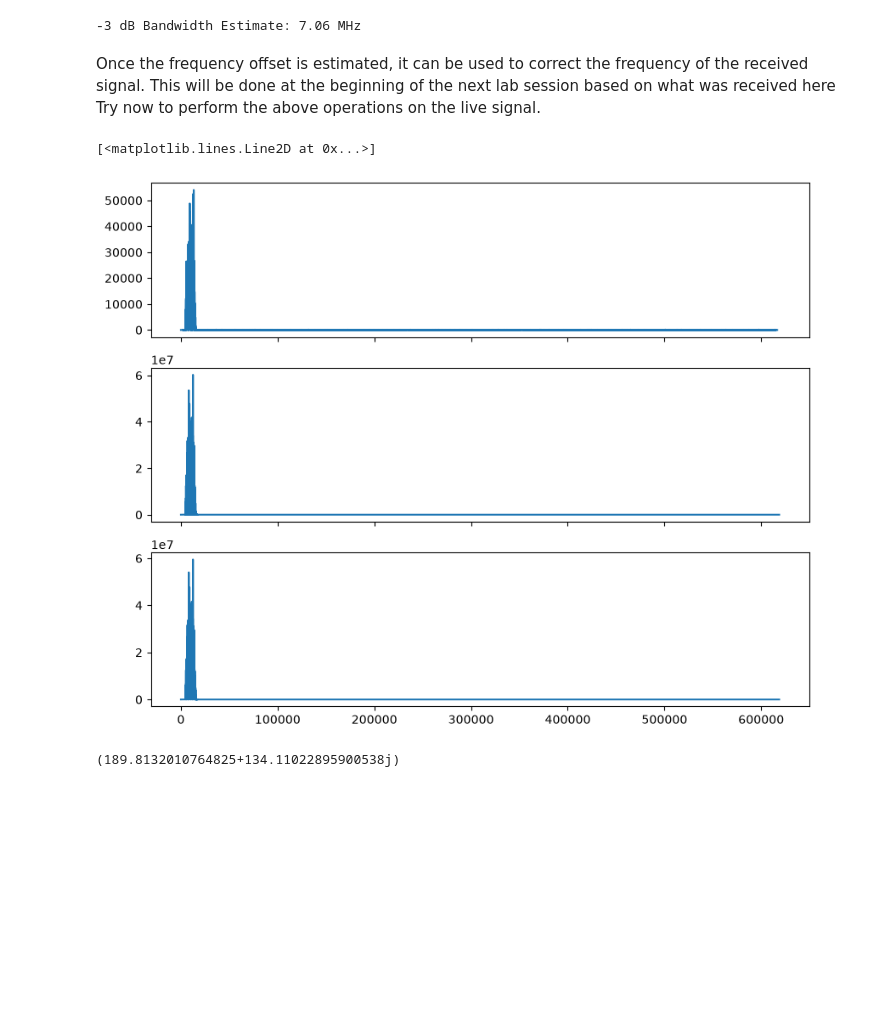
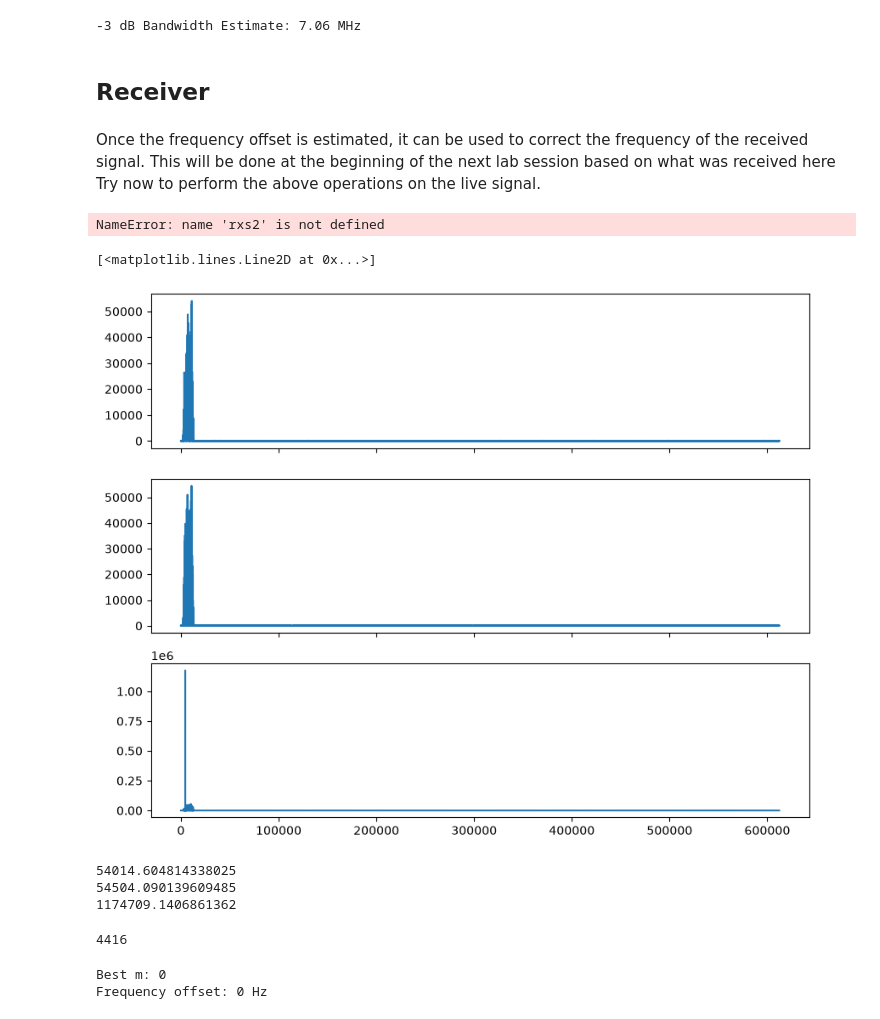
Before and after one commit to StudHamza/digicom-books, a Jupyter notebook: notebooks/LabSession1.ipynb, the cells around one changed output. Drawn from its saved outputs; the diff is of its cells as text; code cells hidden in the pictures; blank space fills up the shorter version.

```diff
--- a/notebooks/LabSession1.ipynb
+++ b/notebooks/LabSession1.ipynb
@@ -489,26 +486,64 @@ bandwidth_estimate = f_high - f_low
 print(f"-3 dB Bandwidth Estimate: {bandwidth_estimate/1e6:.2f} MHz")
 # %% [output]
 -3 dB Bandwidth Estimate: 7.06 MHz
+# %% [markdown]
+## Receiver
 # %% [markdown]
 Once the frequency offset is estimated, it can be used to correct the frequency of the received signal. This will be done at the beginning of the next lab session based on what was received here
 Try now to perform the above operations on the live signal.
 # %%
-x0 = pss_time_domain(0, 2048, 144, -64)
-
-c00 = np.abs(np.correlate(np.conj(rxs0), x0, mode='full'))**2
-c10 = np.abs(np.correlate(rxs1, x0, mode='full'))**2
-c20 = np.abs(np.correlate(rxs2, x0, mode='full'))**2
+signal = rxs2
+c0 = np.abs(np.correlate(signal, x0, mode='valid'))**2
+c1 = np.abs(np.correlate(signal, x1, mode='valid'))**2
+c2 = np.abs(np.correlate(signal, x2, mode='valid'))**2
+# %% [output]
+NameError: name 'rxs2' is not defined
 # %%
 fig, axs = plt.subplots(3, 1, figsize=(10, 8), sharex=True)
-axs[0].plot(c00)
-axs[1].plot(c10)
-axs[2].plot(c20)
+axs[0].plot(c0)
+axs[1].plot(c1)
+axs[2].plot(c2)
 # %% [output]
 [<matplotlib.lines.Line2D at 0x...>]
-[figure, old version]
+[figure, new version]
 # %%
-print(np.max(c00))
-print(np.max(c00))
-print(np.max(c00))
+print(np.max(c0))
+print(np.max(c1))
+print(np.max(c2))
 # %% [output]
-(189.8132010764825+134.11022895900538j)
+54014.604814338025
+54504.090139609485
+1174709.1406861362
+# %%
+N_f = np.argmax(c2)
+i = 2
+print(N_f)
+# %% [output]
+4416
+# %%
+m_possibilities = np.arange(-75, 76)
+largest_m = m_possibilities[0]
+Y_max = 0
+
+# 1. Create an array of 'n' values from 0 to N_PSS - 1
+n_vals = np.arange(len(x2))
+
+# 2. Isolate the exact chunk of the received signal aligned with our timing offset
+rx_chunk = signal[N_f : N_f + len(x2)]
+
+for m in m_possibilities:
+    # Calculate the exponential term for all 'n' values at once
+    exponential_term = np.exp(-2j * np.pi * n_vals * m * 100 / fs)
+
+    # Multiply, sum, and take the absolute value squared in one line
+    Y = np.abs(np.sum(exponential_term * np.conj(x2) * rx_chunk))**2
+
+    if Y > Y_max:
+        Y_max = Y
+        largest_m = m
+
+print(f"Best m: {largest_m}")
+print(f"Frequency offset: {largest_m * 100} Hz")
+# %% [output]
+Best m: 0
+Frequency offset: 0 Hz
```
Also changed, not shown: parts of 2 cells of this notebook.
